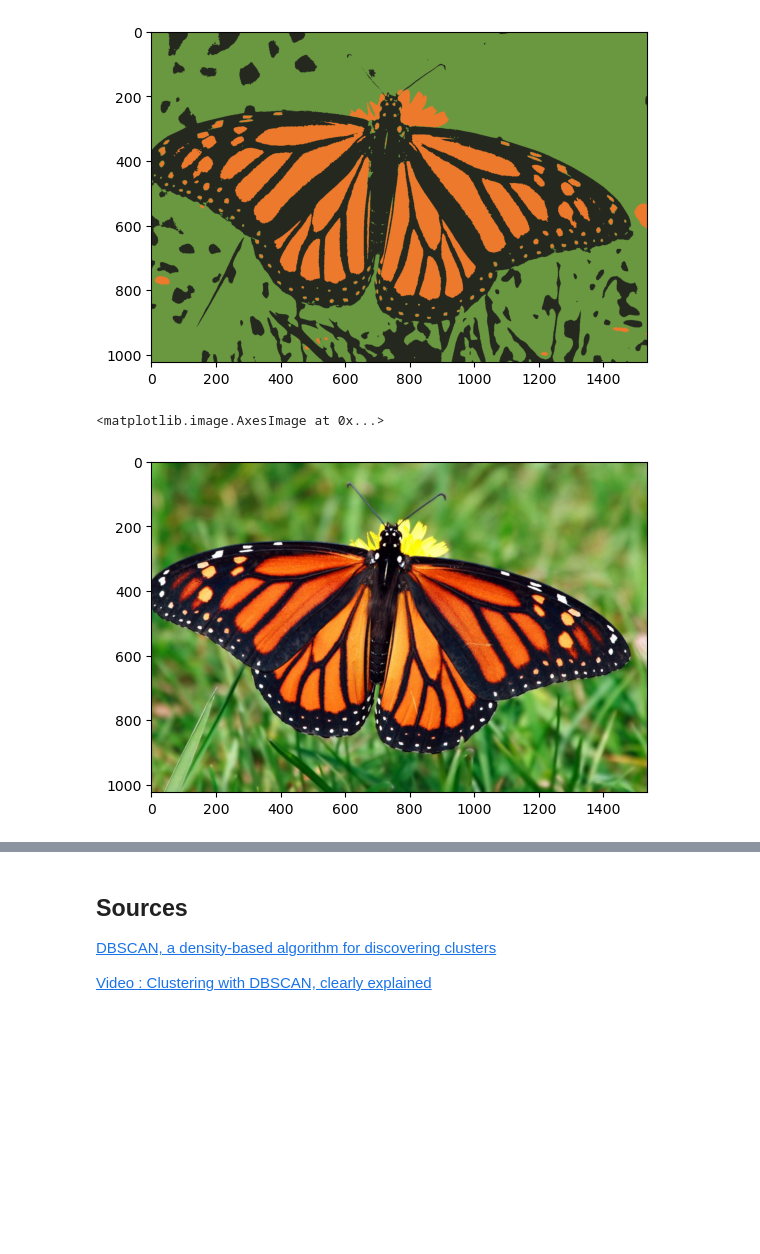
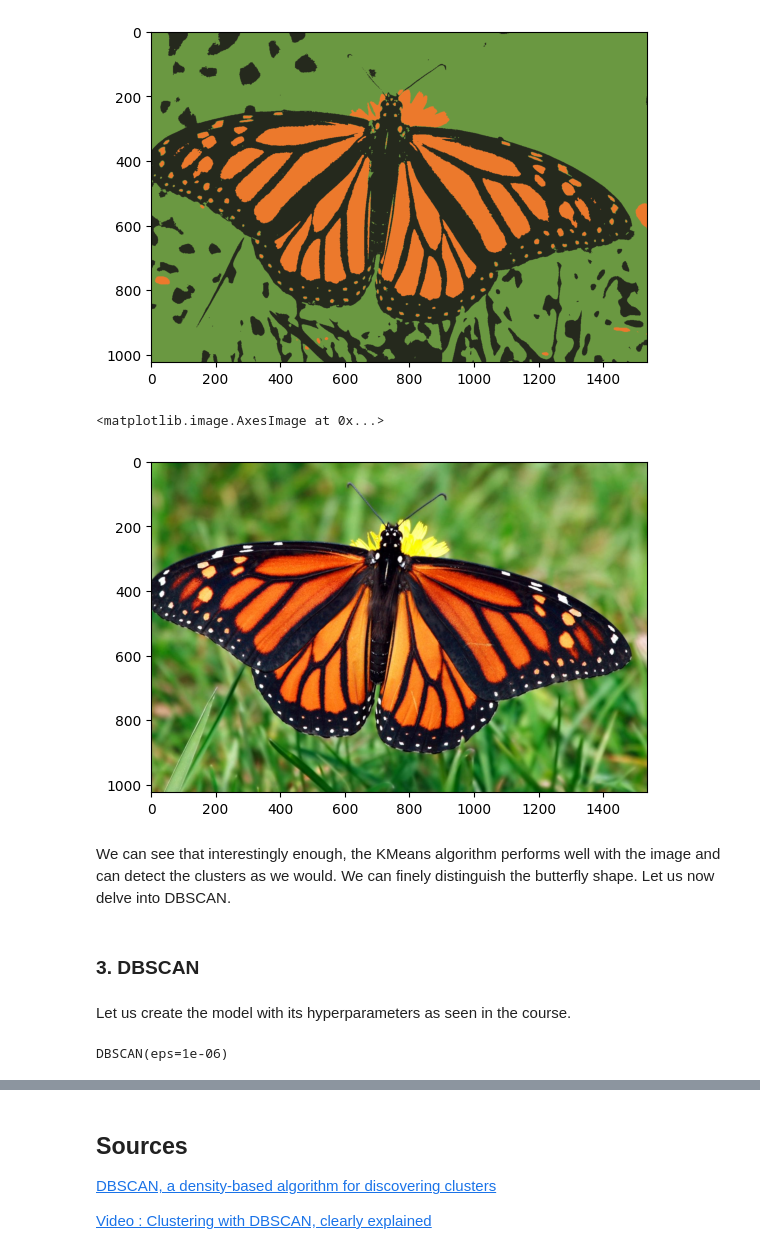
Before and after one commit to victorrbc/tp_dbscan, a Jupyter notebook: RICCARDI_ROBIC_dbscan.ipynb, the cells around one changed output, grey strips where cells are left out. Drawn from its saved outputs; the diff is of its cells as text; code cells hidden in the pictures; blank space fills up the shorter version.

```diff
--- a/RICCARDI_ROBIC_dbscan.ipynb
+++ b/RICCARDI_ROBIC_dbscan.ipynb
@@ -225,15 +162,22 @@ plt.imshow(np.uint8(Xsegmentation.reshape(height2, width2, 3)))
 # %% [output]
 <matplotlib.image.AxesImage at 0x...>
 [figure]
-# %%
-plt.imshow(I2)
-# %% [output]
-<matplotlib.image.AxesImage at 0x...>
-[figure, removed]
+# %%
+plt.imshow(I)
+# %% [output]
+<matplotlib.image.AxesImage at 0x...>
+[figure, added]
+# %% [markdown]
+We can see that interestingly enough, the KMeans algorithm performs well with the image and can detect the clusters as we would. We can finely distinguish the butterfly shape. Let us now delve into DBSCAN.
+# %% [markdown]
+### 3. DBSCAN
+# %% [markdown]
+Let us create the model with its hyperparameters as seen in the course.
 # %%
 dbscan = DBSCAN(
-    eps = 0.000001,
-    min_samples = 5,
-).fit(data_2D)
-
-labels = dbscan.labels_
+    eps = 0.000001, # In our course this is equivalent to Epsilon
+    min_samples = 5, # In our course this is equivalent to MinPts
+)
+dbscan.fit(data_2D)
+# %% [output]
+DBSCAN(eps=1e-06)
```
Also changed, not shown: parts of 49 cells of this notebook, 6 other files.
